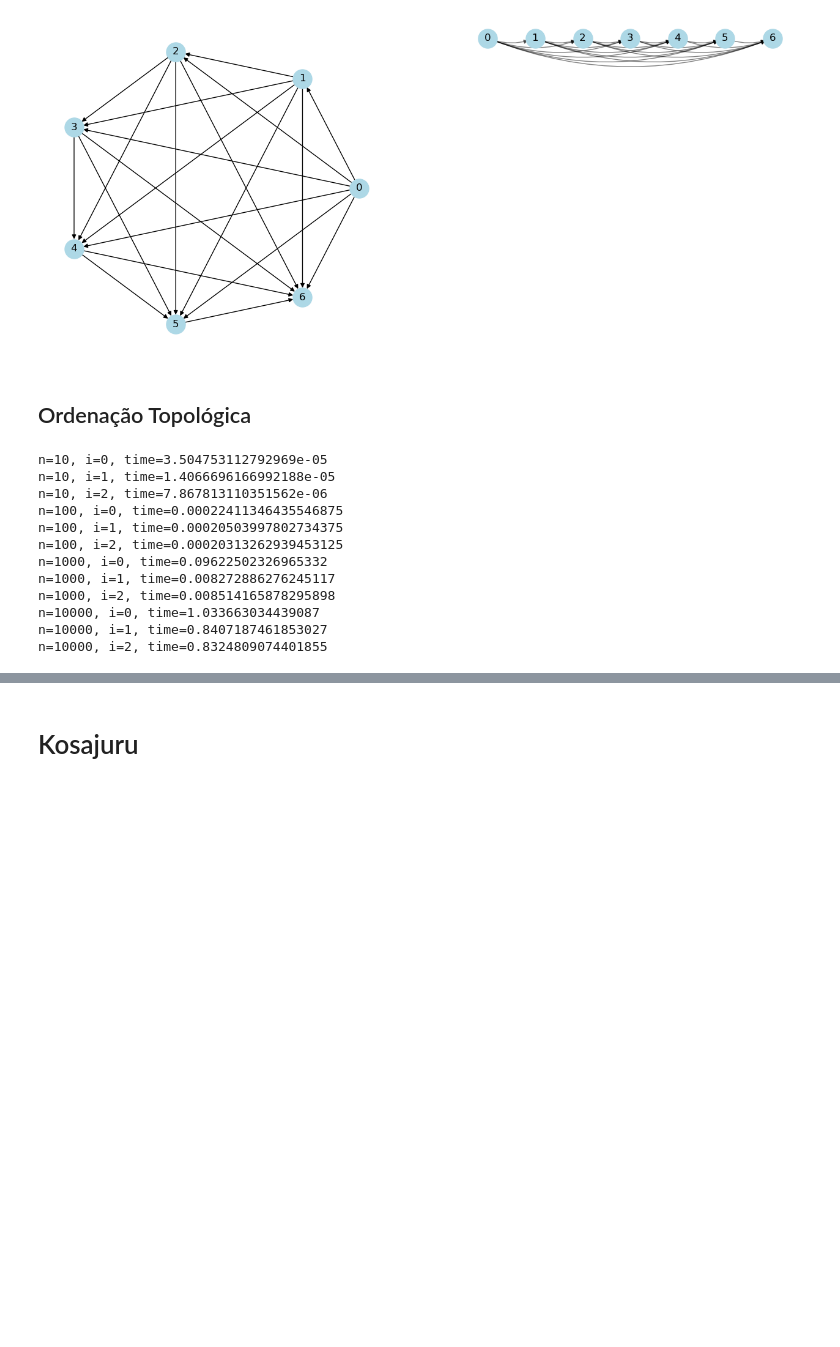
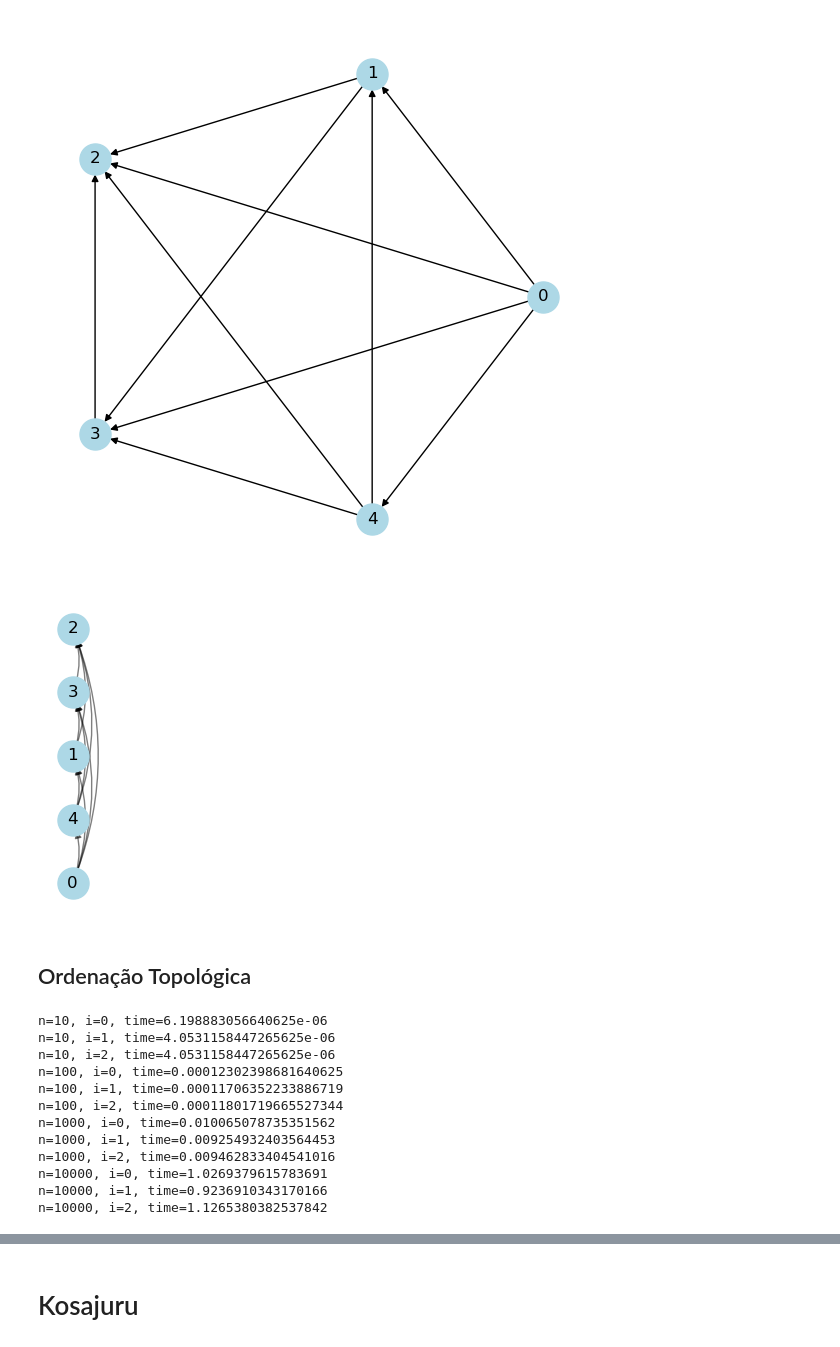
Before and after one commit to mtsodf/algoritmos, a Jupyter notebook: semana08/semana08.ipynb, the cells around one changed output, grey strips where cells are left out. Saved outputs shown, nothing was run; the diff lists cells and outputs as text; code cells hidden in the pictures; blank space fills up the shorter version.

```diff
--- a/semana08/semana08.ipynb
+++ b/semana08/semana08.ipynb
@@ -14,11 +11,0 @@ sns.set_theme(style="whitegrid")
-# %%
-
-fig, axs = plt.subplots(1, 2, figsize=(16,7))
-g, _ = generate_dag(7, edge_probability=1)
-g.plot(ax=axs[0])
-g.plot_top(ax=axs[1], order=list(range(7)))
-
-plt.axis('off')
-plt.show()
-# %% [output]
-[figure, removed]
@@ -25,3 +17,24 @@ plt.show()
+# %%
+n = 5
+g, _ = generate_dag(n, edge_probability=1, shuffle=True)
+top = g.topological_order(0)
+
+fig, ax = plt.subplots(1, 1, figsize=(7,7))
+g.plot(ax=ax)
+plt.axis('off')
+
+plt.savefig("tex/figs/dag_complete_{n}.pdf".format(n=n), bbox_inches='tight')
+plt.show()
+plt.close()
+
+fig, ax = plt.subplots(1, 1, figsize=(7,4))
+g.plot_top(ax=ax, order=top)
+plt.axis('off')
+plt.savefig("tex/figs/dag_complete_top_{n}.pdf".format(n=n), bbox_inches='tight')
+plt.show()
+# %% [output]
+[figure, added]
+[figure, added]
 # %% [markdown]
 ## Ordenação Topológica
 # %%
@@ -37,18 +50,18 @@ for n in [10, 100, 1000, 10000]:
         tempos_de_execucao.append((n, end-start, "completo"))
         print(f"n={n}, i={i}, time={end-start}")
 # %% [output]
-n=10, i=0, time=3.504753112792969e-05
-n=10, i=1, time=1.4066696166992188e-05
-n=10, i=2, time=7.867813110351562e-06
-n=100, i=0, time=0.00022411346435546875
-n=100, i=1, time=0.00020503997802734375
-n=100, i=2, time=0.00020313262939453125
-n=1000, i=0, time=0.09622502326965332
-n=1000, i=1, time=0.008272886276245117
-n=1000, i=2, time=0.008514165878295898
-n=10000, i=0, time=1.033663034439087
-n=10000, i=1, time=0.8407187461853027
-n=10000, i=2, time=0.8324809074401855
+n=10, i=0, time=6.198883056640625e-06
+n=10, i=1, time=4.0531158447265625e-06
+n=10, i=2, time=4.0531158447265625e-06
+n=100, i=0, time=0.00012302398681640625
+n=100, i=1, time=0.00011706352233886719
+n=100, i=2, time=0.00011801719665527344
+n=1000, i=0, time=0.010065078735351562
+n=1000, i=1, time=0.009254932403564453
+n=1000, i=2, time=0.009462833404541016
+n=10000, i=0, time=1.0269379615783691
+n=10000, i=1, time=0.9236910343170166
+n=10000, i=2, time=1.1265380382537842
 # %%
 for n in [10, 100, 1000, 10000]:
     for i in range(3):
```
Also changed, not shown: parts of 9 cells of this notebook, 2 other files.
